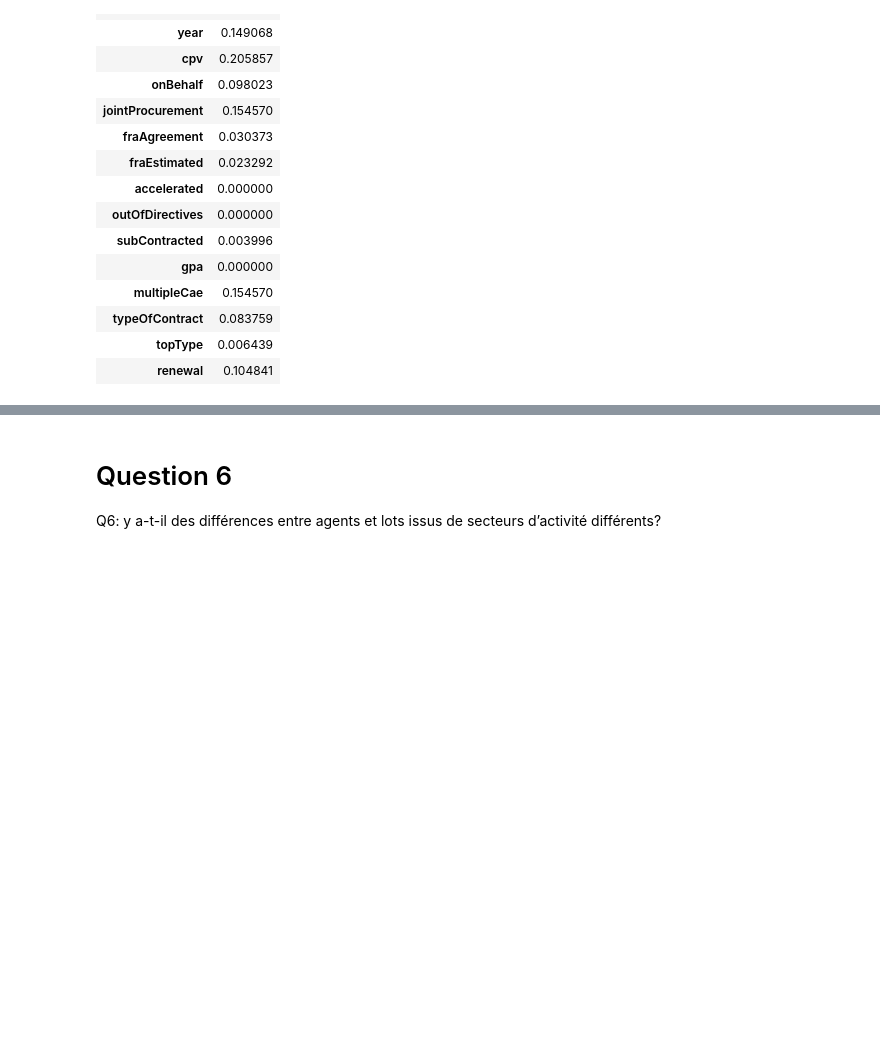
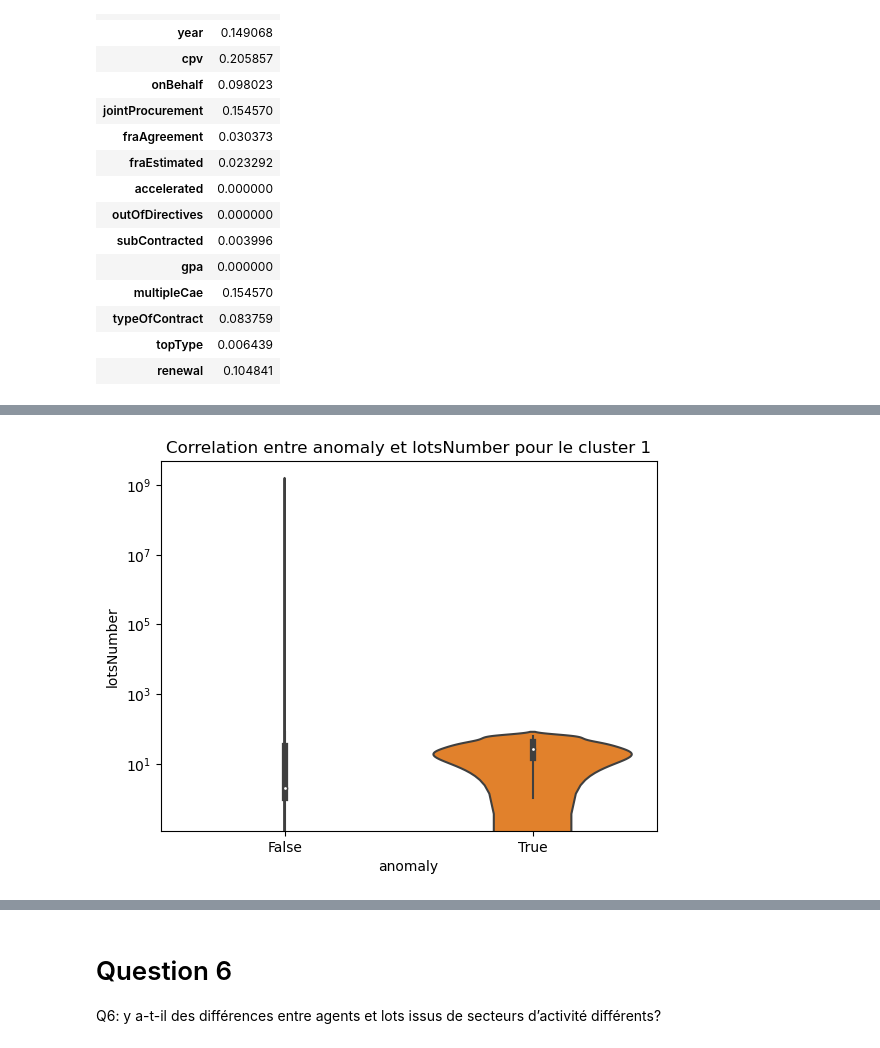
Before and after one commit to abdelhadi-essabri/FOPPA_Project, a Jupyter notebook: 04_questionnement/lots.ipynb, the cells around one changed output, grey strips where cells are left out. Cells and saved outputs as stored; diff of their text form; code cells hidden in the pictures; blank space fills up the shorter version.

```diff
--- a/04_questionnement/lots.ipynb
+++ b/04_questionnement/lots.ipynb
@@ -362,0 +347,13 @@ clusters_1_anomalies[clusters_1_anomalies['cluster']==3]
+# %%
+cluster_1_data = get_cluster_data(data=clusters_1_anomalies, clusterId=1)
+# %%
+plot_categorial_numerical(
+    data=cluster_1_data,
+    title="Correlation entre anomaly et lotsNumber pour le cluster 1",
+    xlabel='anomaly',
+    ylabel='lotsNumber',
+    saveas='../images/04_quest_lots_04.png',
+    logy=True
+)
+# %% [output]
+[figure, added]
```
Also changed, not shown: parts of 37 cells of this notebook, 1 other file.
